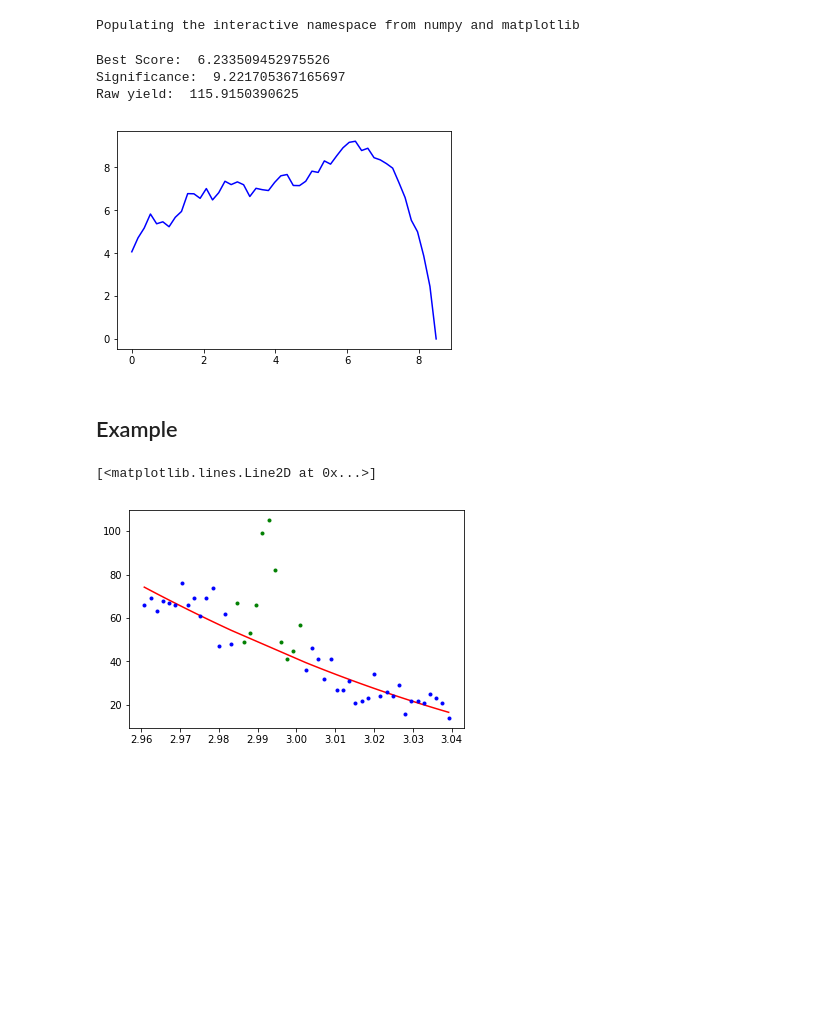
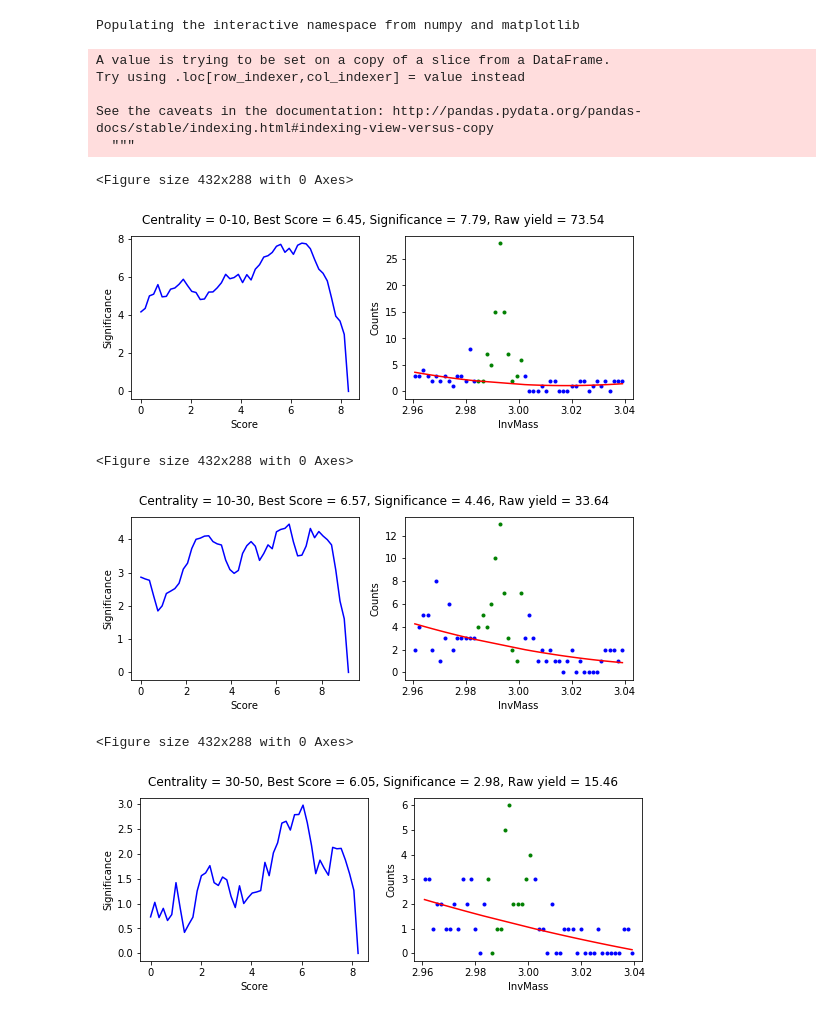
Before and after one commit to pfecchio/HypertritonML, a Jupyter notebook: Hypertriton2Body/Optimization/Significance_Scan.ipynb, the cells around one changed output. Cells and saved outputs as stored; diff of their text form; code cells hidden in the pictures; blank space fills up the shorter version.

Commit message:
Significance scan for three centrality classes

```diff
--- a/Hypertriton2Body/Optimization/Significance_Scan.ipynb
+++ b/Hypertriton2Body/Optimization/Significance_Scan.ipynb
@@ -9,5 +12,10 @@ df_18r=pd.read_pickle('df_18r.pkl')
+# %%
+model_list=[]
+model_list.append(pickle.load(open("model_cent_1.pkl", "rb")))
+model_list.append(pickle.load(open("model_cent_2.pkl", "rb")))
+model_list.append(pickle.load(open("model_cent_3.pkl", "rb")))
 # %%
-def SignificanceScan(df):
+def SignificanceScan(df,cent):
     sig_array=[]
     sign_array=[]
     max_score=np.max(df['Score'])
@@ -29,17 +37,23 @@ def SignificanceScan(df):
         significance=sig/sqrt(sig+bkg+1e-10)
         sig_array.append(sig)
         sign_array.append(significance)
-    plot(score_list,sign_array,'b')
-    print('Best Score: ',float(score_list[np.where(sign_array==np.max(sign_array))]))
-    print('Significance: ',np.max(sign_array))
+
+    max_sign=np.max(sign_array)
+    max_index=int(np.unique(np.where(sign_array==max_sign)))
+    max_score=score_list[max_index]
+    ryield=sig_array[max_index]
+    df_cut=df.query('Score>@max_score')
+    counts,_=np.histogram(df_cut,bins=50,range=[2.96,3.04]);
+    h=polyfit(bins_side,counts[sidemap],2)
+    y=polyval(h,bins_side)
+    fig, axs = plt.subplots(1,2, figsize=(9, 3))
+    axs[0].plot(score_list,sign_array,'b')
+    axs[0].set_xlabel('Score')
+    axs[0].set_ylabel('Significance')
+    axs[1].plot(bin_centers[sidemap],counts[sidemap],'b.')
+    axs[1].plot(bin_centers[massmap],counts[massmap],'g.')
+    axs[1].plot(bin_centers[sidemap],y,'r-')
+    axs[1].set_xlabel('InvMass')
+    axs[1].set_ylabel('Counts')
+    plt.suptitle("Centrality = %s, Best Score = %0.2f, Significance = %0.2f, Raw yield = %0.2f" %(cent,max_score,np.max(sign_array),ryield))
     sig_array=np.asarray(sig_array)
-    print('Raw yield: ', float(sig_array[np.where(sign_array==np.max(sign_array))]))
-# %%
-SignificanceScan(df_18r)
-# %% [output]
-Best Score:  6.233509452975526
-Significance:  9.221705367165697
-Raw yield:  115.9150390625
-[figure, removed]
-# %% [markdown]
-## Example
@@ -61,7 +60,26 @@ significance=sig/sqrt(sig+bkg+1e-10)
-# %%
-plt.plot(bins_side,y,'r')
-plt.plot(bins_side,counts_side,'b.')
-plt.plot(bin_centers[massmap],counts[massmap],'g.')
-# %% [output]
-[<matplotlib.lines.Line2D at 0x...>]
-[figure, removed]
+# %%
+df_18r=df_18r.astype('float')
+df_list=[]
+df_list.append(df_18r.query('0<Centrality<10'))
+df_list.append(df_18r.query('10<Centrality<30'))
+df_list.append(df_18r.query('30<Centrality<50'))
+# %%
+centrality_list=['0-10','10-30','30-50']
+for i in range(0,3):
+    plt.figure();
+    dtest = xgb.DMatrix(data=df_list[i][training_columns],silent=True)
+    df_list[i]['Score']=model_list[i].predict(dtest,output_margin=True)
+    SignificanceScan(df_list[i],centrality_list[i])
+    del dtest
+# %% [output]
+A value is trying to be set on a copy of a slice from a DataFrame.
+Try using .loc[row_indexer,col_indexer] = value instead
+
+See the caveats in the documentation: http://pandas.pydata.org/pandas-docs/stable/indexing.html#indexing-view-versus-copy
+  """
+<Figure size 432x288 with 0 Axes>
+[figure, added]
+<Figure size 432x288 with 0 Axes>
+[figure, added]
+<Figure size 432x288 with 0 Axes>
+[figure, added]
```
Also changed, not shown: parts of 4 cells of this notebook.
